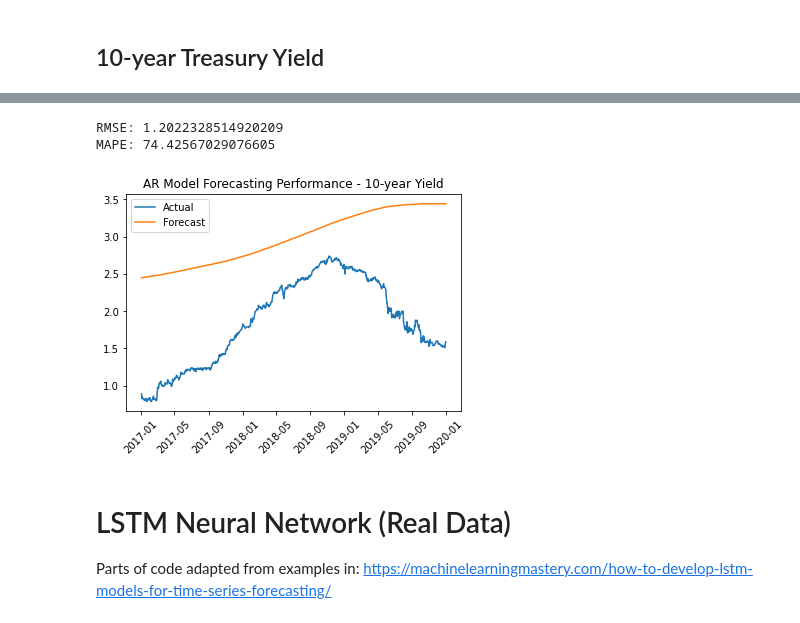
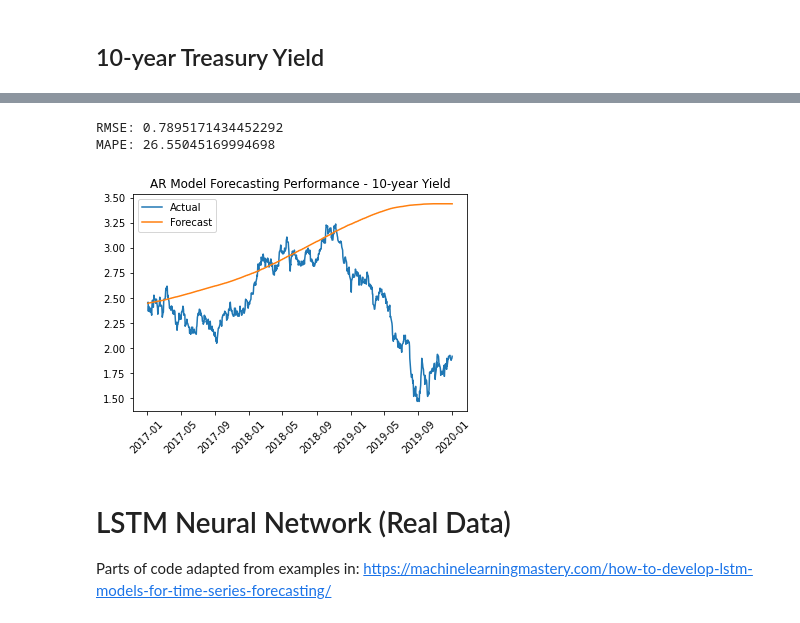
Before and after one commit to sdannels/synthetic_time_series_forecasting, a Jupyter notebook: synthetic_forecasts.ipynb, the cells around one changed output, grey strips where cells are left out. Drawn from its saved outputs; the diff is of its cells as text; code cells hidden in the pictures.

Commit message:
corrected 10-year AR plot

```diff
--- a/synthetic_forecasts.ipynb
+++ b/synthetic_forecasts.ipynb
@@ -159,16 +159,16 @@ ar_preds_10 = res10.predict(start = start_forecast_index, end = end_forecast_ind
 # %%
 # compare forecasts to actuals
 actuals_df10 = df.loc[(df['date'] >= start_forecast_date) & (df['date'] <= end_forecast_date), ['date', 'DGS10']]
-ar_compare10 = pd.concat([actuals_df, ar_preds_10], axis = 1)
+ar_compare10 = pd.concat([actuals_df10, ar_preds_10], axis = 1)
 ar_compare10.columns = ['date', 'actual', 'forecast']
 
 plot_forecast_compare(ar_compare10,
                       forecast_var_name = 'forecast', actual_var_name = 'actual',
                       title = 'AR Model Forecasting Performance - 10-year Yield')
 # %% [output]
-RMSE: 1.2022328514920209
-MAPE: 74.42567029076605
+RMSE: 0.7895171434452292
+MAPE: 26.55045169994698
-[figure, old version]
+[figure, new version]
 # %% [markdown]
 # LSTM Neural Network (Real Data)
 
```
Also changed, not shown: parts of 2 cells of this notebook.
